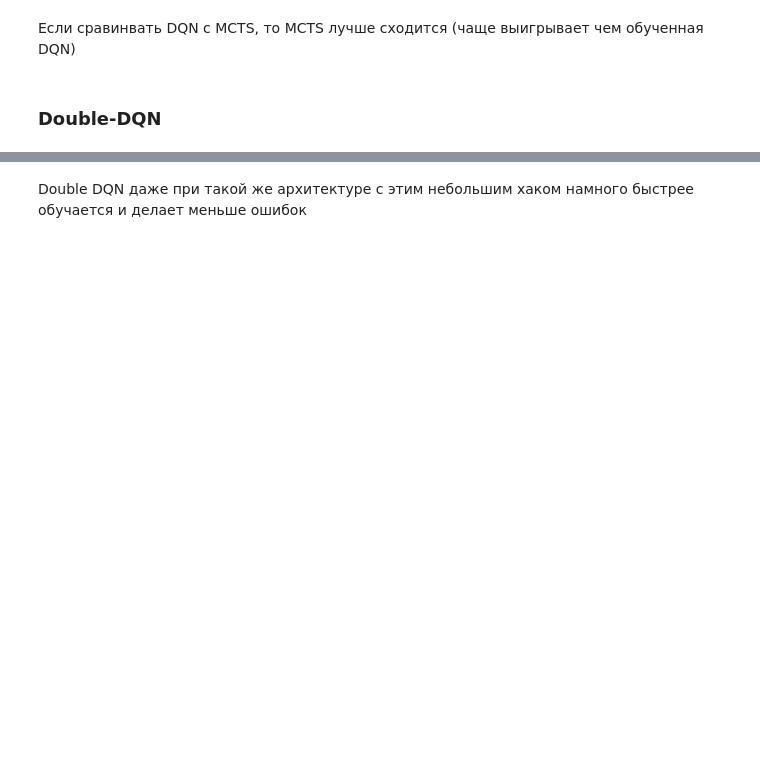
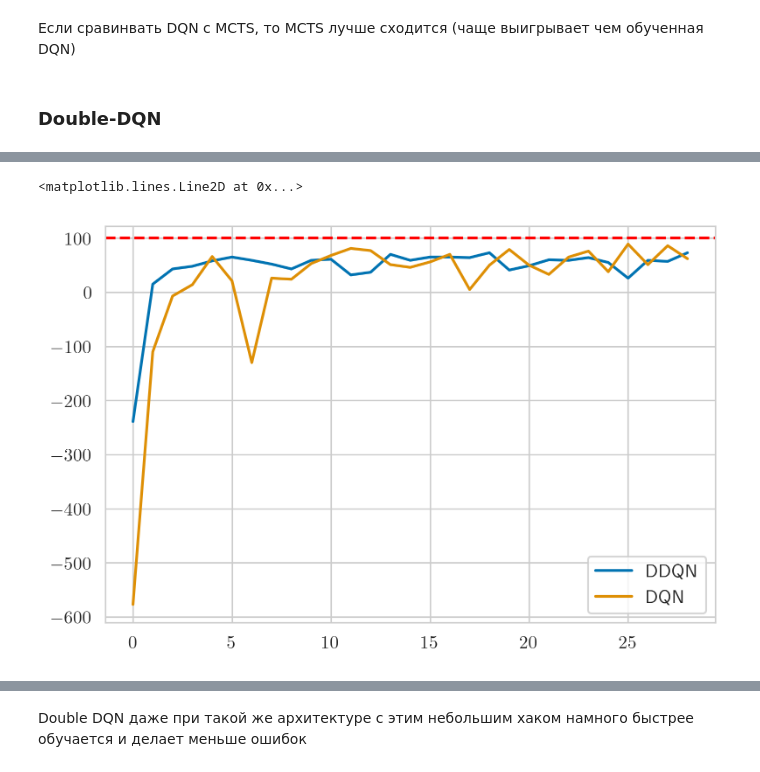
Before and after one commit to AleksIshkov/MADE_RL, a Jupyter notebook: RL_HW_2_Ishkov.ipynb, the cells around one changed output, grey strips where cells are left out. Cells and saved outputs as stored; diff of their text form; code cells hidden in the pictures; blank space fills up the shorter version.

```diff
--- a/RL_HW_2_Ishkov.ipynb
+++ b/RL_HW_2_Ishkov.ipynb
@@ -953,0 +951,8 @@ plt.axhline(y=100, color='r', linestyle='--')
+# %%
+plt.plot([sum(ddqn.rewards[(i * 100): ((i + 1) * 100)]) for i in range(29)])
+plt.plot([sum(dqn.rewards[(i * 100): ((i + 1) * 100)]) for i in range(29)])
+plt.legend(['DDQN', 'DQN'])
+plt.axhline(y=100, color='r', linestyle='--')
+# %% [output]
+<matplotlib.lines.Line2D at 0x...>
+[figure, added]
```
Also changed, not shown: parts of 8 cells of this notebook.
